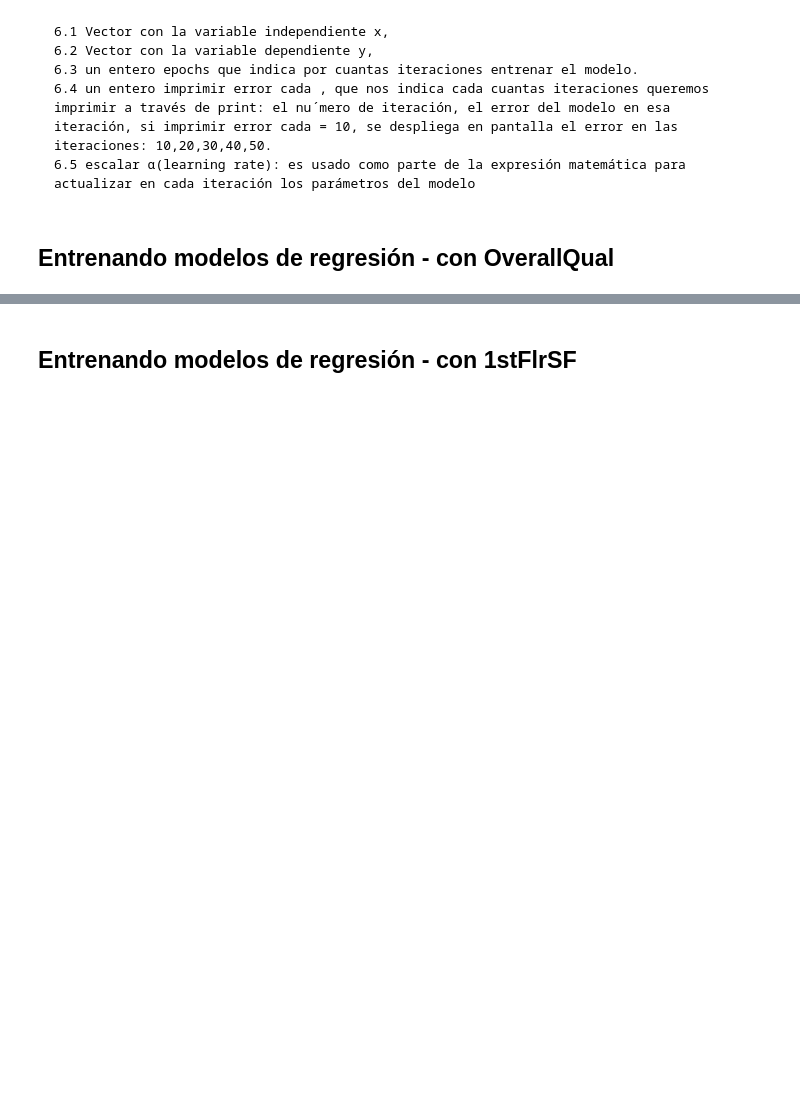
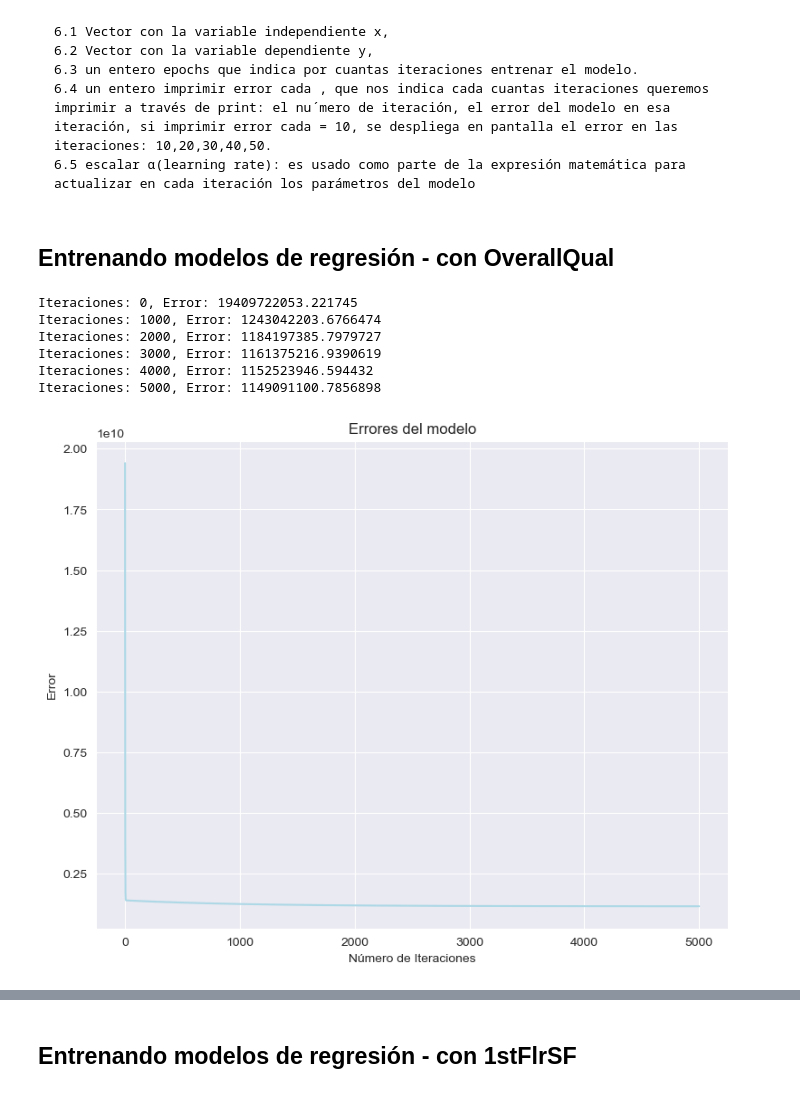
Before and after one commit to 6mmario/Proyecto_1, a Jupyter notebook: Proyecto#1_24006981.ipynb, the cells around one changed output, grey strips where cells are left out. Saved outputs shown, nothing was run; the diff lists cells and outputs as text; code cells hidden in the pictures; blank space fills up the shorter version.

```diff
--- a/Proyecto#1_24006981.ipynb
+++ b/Proyecto#1_24006981.ipynb
@@ -232,11 +308,20 @@ class _regresion():
 # %%
 NPSales = np.reshape(np.array(Set_Entrenamiento['SalePrice']), (-1, 1))
 NPOverallQual = np.reshape(np.array(Set_Entrenamiento['OverallQual']), (-1, 1))
 NPFirst_Floor_square_feet = np.reshape(np.array(Set_Entrenamiento['1stFLrSF']), (-1, 1))
 Epoch = 5001
 Imprimir = 1000
 Escalar = 0.01
 RegresionModelo1 = _regresion(NPOverallQual, NPSales, Epoch, Imprimir, Escalar)
-Rmodelos, Rerrores = RegresionModelo1.modelo()
-_regresion.error(Rerrores)
-_regresion.evolucion(Rmodelos,Imprimir)
+Rmodelos = RegresionModelo1.modelo  # Acceder al atributo directamente
+Rerrores = RegresionModelo1.error   # Acceder al atributo directamente
+_regresion.graficar_error(Rerrores)  # Usar el método estático graficar_error
+_regresion.evolucion(Rmodelos, NPOverallQual, NPSales, Imprimir)  # Usar el método estático evolucion
+# %% [output]
+Iteraciones: 0, Error: 19409722053.221745
+Iteraciones: 1000, Error: 1243042203.6766474
+Iteraciones: 2000, Error: 1184197385.7979727
+Iteraciones: 3000, Error: 1161375216.9390619
+Iteraciones: 4000, Error: 1152523946.594432
+Iteraciones: 5000, Error: 1149091100.7856898
+[figure, added]
```
Also changed, not shown: parts of 18 cells of this notebook.
